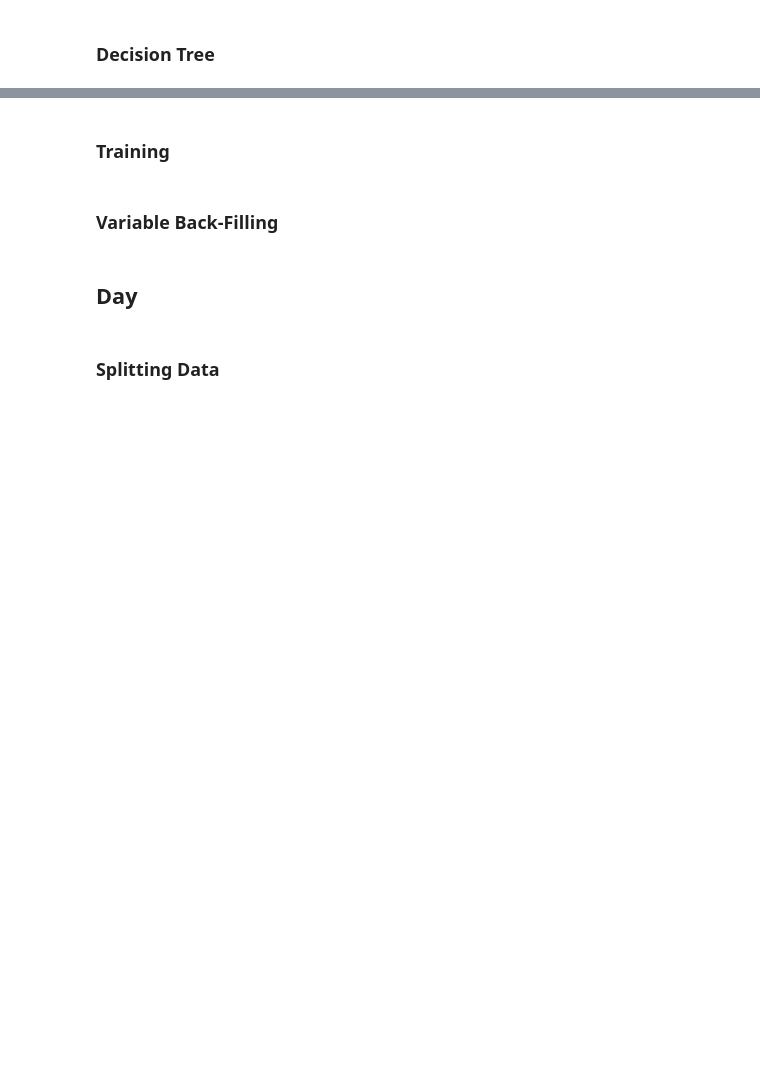
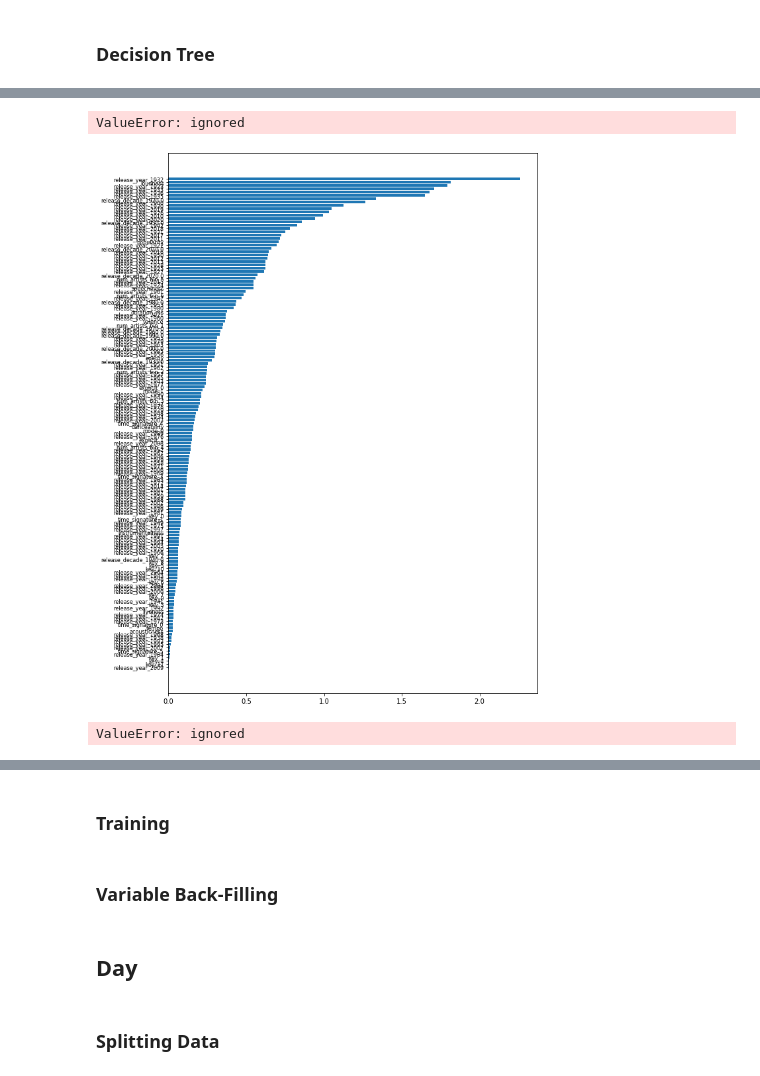
Before and after one commit to pjmaguire/find_me_music, a Jupyter notebook: Find_Me_Music.ipynb, the cells around one changed output, grey strips where cells are left out. Drawn from its saved outputs; the diff is of its cells as text; code cells hidden in the pictures; blank space fills up the shorter version.

```diff
--- a/Find_Me_Music.ipynb
+++ b/Find_Me_Music.ipynb
@@ -616,0 +656,5 @@ print(classification_report(y_test, pred_xgb.round(0)))
+# %%
+# fit a model
+clf = LogisticRegression(penalty='l2').fit(X_train, y_train)
+# predict probabilities
+predictions = clf.predict_proba(X_test)[:, 1]
@@ -659,13 +748,13 @@ plt.show()
 # %%
 # calculate scores
-auc_dt = roc_auc_score(y_valid, pred_dt)
-auc_rf = roc_auc_score(y_test, pred_rf)
-auc_xgb = roc_auc_score(y_test, pred_xgb)
+auc_dt = roc_auc_score(y_valid, pred_dt, multi_class='ovr')
+auc_rf = roc_auc_score(y_test, pred_rf, multi_class='ovr')
+auc_xgb = roc_auc_score(y_test, pred_xgb, multi_class='ovr')
 
 # calculate roc curves
-fpr_dt, tpr_dt, _ = roc_curve(y_valid, pred_dt)
-fpr_rf, tpr_rf, _ = roc_curve(y_test, pred_rf)
-fpr_xgb, tpr_xgb, _ = roc_curve(y_test, pred_xgb)
+fpr_dt, tpr_dt, _ = roc_curve(y_valid, pred_dt, multi_class='ovr')
+fpr_rf, tpr_rf, _ = roc_curve(y_test, pred_rf, multi_class='ovr')
+fpr_xgb, tpr_xgb, _ = roc_curve(y_test, pred_xgb, multi_class='ovr')
 
 plt.figure(figsize=(15, 10))
 # plot horizontal line
@@ -682,3 +771,42 @@ plt.ylabel('TPR')
 plt.legend(loc='lower right')
 # show the plot
 plt.show()
+# %% [output]
+ValueError: ignored
+# %%
+feature_importance = abs(clf.coef_[0])
+# feature_importance = 100.0 * (feature_importance / feature_importance.max())
+sorted_idx = np.argsort(feature_importance)
+pos = np.arange(sorted_idx.shape[0]) + .5
+
+featfig = plt.figure(figsize=(10, 15))
+featax = featfig.add_subplot(1, 1, 1)
+featax.barh(pos, feature_importance[sorted_idx], align='center')
+featax.set_yticks(pos)
+featax.set_yticklabels(np.array(X.columns)[sorted_idx], fontsize=8)
+
+plt.show()
+# %% [output]
+[figure, added]
+# %%
+# calculate scores
+auc = roc_auc_score(y_test, predictions)
+print(auc)
+
+# calculate roc curves
+fpr, tpr, _ = roc_curve(y_test, predictions)
+
+plt.figure(figsize=(15, 10))
+# plot horizontal line
+plt.plot([0, 1], [0, 1], linestyle='--')
+# plot the roc curve for the model
+plt.plot(fpr, tpr, label='ROC curve (AUC = %0.2f)' % auc)
+# axis labels
+plt.xlabel('FPR')
+plt.ylabel('TPR')
+# show the legend
+plt.legend(loc='lower right')
+# show the plot
+plt.show()
+# %% [output]
+ValueError: ignored
```
Also changed, not shown: parts of 30 cells of this notebook.
